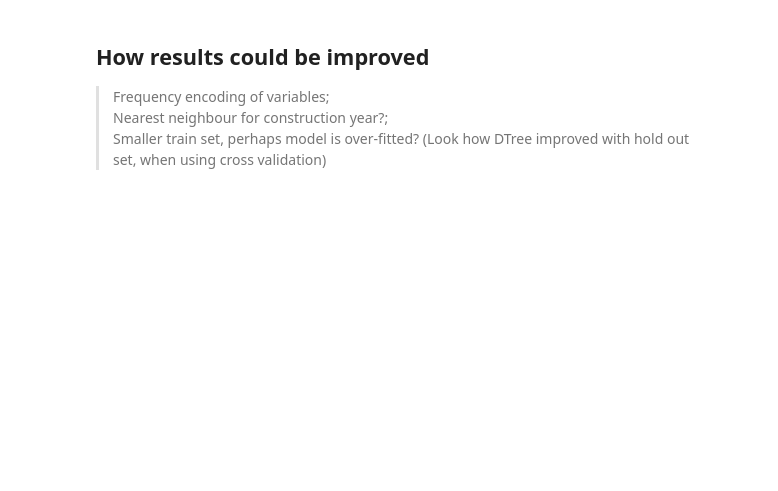
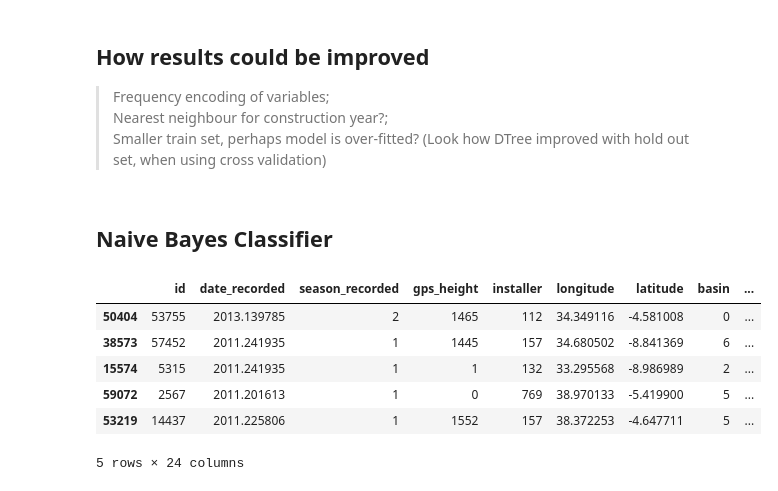
Before and after one commit to rusmat0173/WesleyanDataMOOC, a Jupyter notebook: Tanzania_plus05.ipynb, the cells around one changed output. Drawn from its saved outputs; the diff is of its cells as text; code cells hidden in the pictures; blank space fills up the shorter version.

Commit message:
With Naive Bayes Classifier added

```diff
--- a/Tanzania_plus05.ipynb
+++ b/Tanzania_plus05.ipynb
@@ -411,3 +412,16 @@ Random seed set at 2 for all except KNN (where n/a)
 > Frequency encoding of variables;<br>
 > Nearest neighbour for construction year?;<br>
 > Smaller train set, perhaps model is over-fitted?  (Look how DTree improved with hold out set, when using cross validation)<br>
+# %% [markdown]
+## Naive Bayes Classifier
+# %%
+df2 = df
+df2.head()
+# %% [output]
+|  | id | date_recorded | season_recorded | gps_height | installer | longitude | latitude | basin | ... |
+| 50404 | 53755 | 2013.139785 | 2 | 1465 | 112 | 34.349116 | -4.581008 | 0 | ... |
+| 38573 | 57452 | 2011.241935 | 1 | 1445 | 157 | 34.680502 | -8.841369 | 6 | ... |
+| 15574 | 5315 | 2011.241935 | 1 | 1 | 132 | 33.295568 | -8.986989 | 2 | ... |
+| 59072 | 2567 | 2011.201613 | 1 | 0 | 769 | 38.970133 | -5.419900 | 5 | ... |
+| 53219 | 14437 | 2011.225806 | 1 | 1552 | 157 | 38.372253 | -4.647711 | 5 | ... |
+5 rows × 24 columns
```
Also changed, not shown: parts of 4 cells of this notebook.
